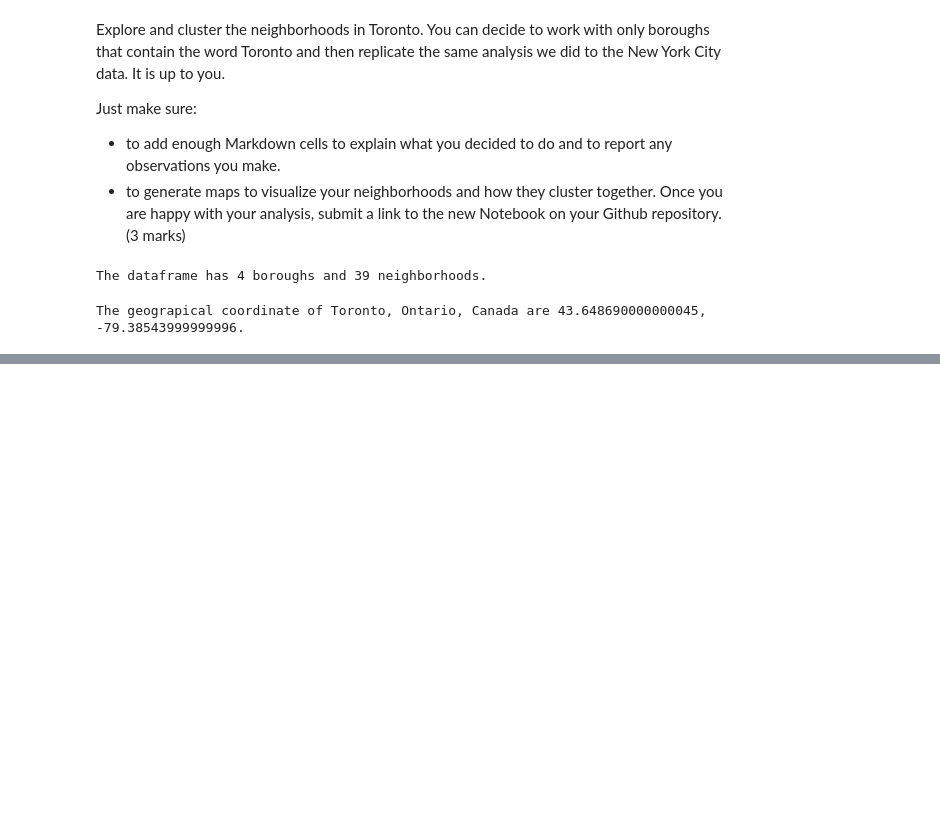
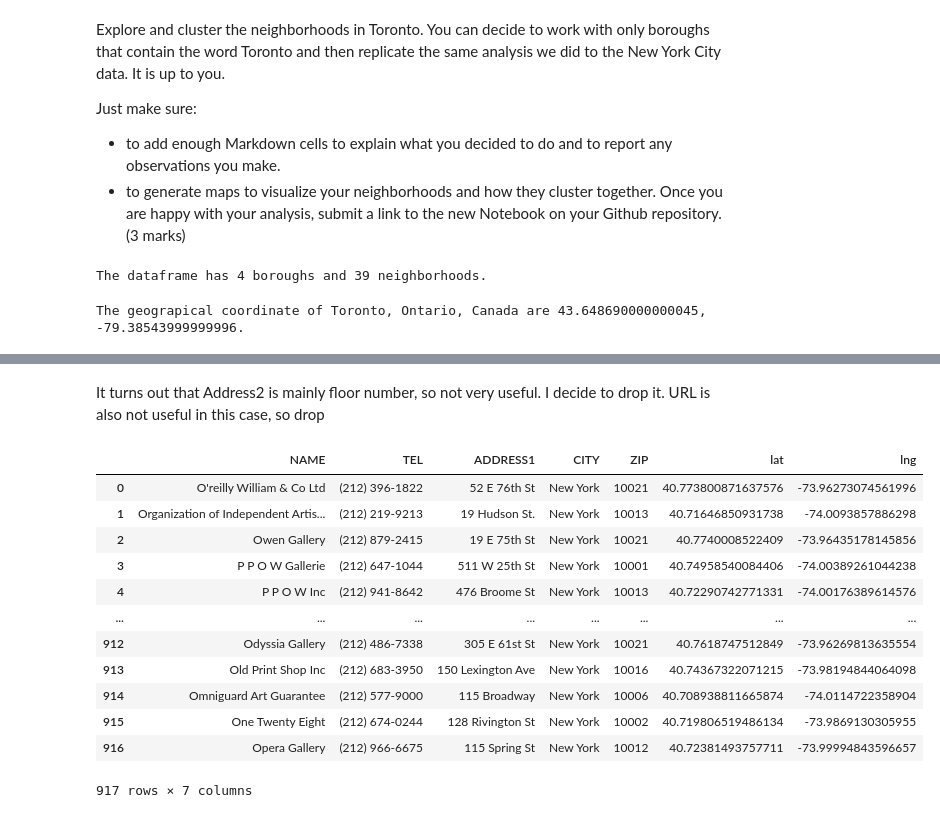
Before and after one commit to noiseorigin/ibm-data-science-capstone, a Jupyter notebook: Capstone Project Notebook.ipynb, the cells around one changed output, grey strips where cells are left out. Saved outputs shown, nothing was run; the diff lists cells and outputs as text; code cells hidden in the pictures; blank space fills up the shorter version.

```diff
--- a/Capstone Project Notebook.ipynb
+++ b/Capstone Project Notebook.ipynb
@@ -265,0 +292,19 @@ map_tr
+# %% [markdown]
+It turns out that Address2 is mainly floor number, so not very useful. I decide to drop it.
+URL is also not useful in this case, so drop
+# %%
+nyc_gallery.drop(['ADDRESS2', 'URL'], axis=1)
+# %% [output]
+|  | NAME | TEL | ADDRESS1 | CITY | ZIP | lat | lng |
+| 0 | O'reilly William & Co Ltd | (212) 396-1822 | 52 E 76th St | New York | 10021 | 40.773800871637576 | -73.96273074561996 |
+| 1 | Organization of Independent Artis... | (212) 219-9213 | 19 Hudson St. | New York | 10013 | 40.71646850931738 | -74.0093857886298 |
+| 2 | Owen Gallery | (212) 879-2415 | 19 E 75th St | New York | 10021 | 40.7740008522409 | -73.96435178145856 |
+| 3 | P P O W Gallerie | (212) 647-1044 | 511 W 25th St | New York | 10001 | 40.74958540084406 | -74.00389261044238 |
+| 4 | P P O W Inc | (212) 941-8642 | 476 Broome St | New York | 10013 | 40.72290742771331 | -74.00176389614576 |
+| ... | ... | ... | ... | ... | ... | ... | ... |
+| 912 | Odyssia Gallery | (212) 486-7338 | 305 E 61st St | New York | 10021 | 40.7618747512849 | -73.96269813635554 |
+| 913 | Old Print Shop Inc | (212) 683-3950 | 150 Lexington Ave | New York | 10016 | 40.74367322071215 | -73.98194844064098 |
+| 914 | Omniguard Art Guarantee | (212) 577-9000 | 115 Broadway | New York | 10006 | 40.708938811665874 | -74.0114722358904 |
+| 915 | One Twenty Eight | (212) 674-0244 | 128 Rivington St | New York | 10002 | 40.719806519486134 | -73.9869130305955 |
+| 916 | Opera Gallery | (212) 966-6675 | 115 Spring St | New York | 10012 | 40.72381493757711 | -73.99994843596657 |
+917 rows × 7 columns
```
Also changed, not shown: parts of 4 cells of this notebook, 2 other files.
